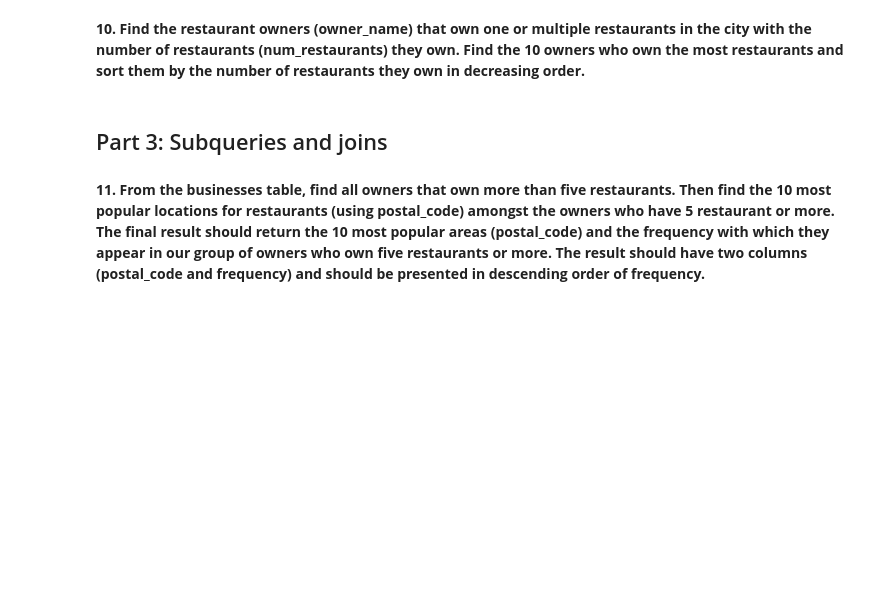
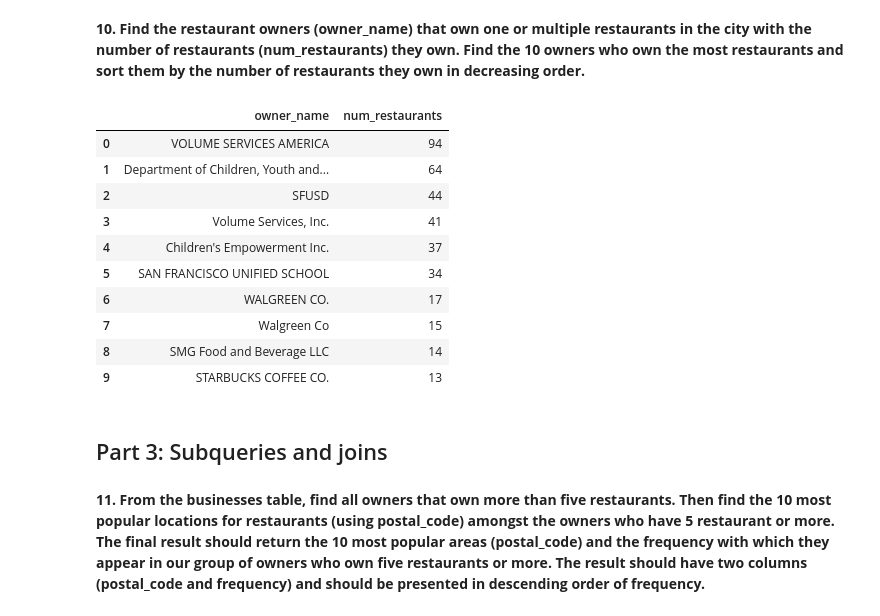
Before and after one commit to Louis-Bad/KATE_module-6, a Jupyter notebook: food_health_analysis/food_health.ipynb, the cells around one changed output. Drawn from its saved outputs; the diff is of its cells as text; code cells hidden in the pictures; blank space fills up the shorter version.

```diff
--- a/food_health_analysis/food_health.ipynb
+++ b/food_health_analysis/food_health.ipynb
@@ -125,8 +282,33 @@ table_info[['name','type']]
 **10. Find the restaurant owners (owner_name) that own one or multiple restaurants in the city with the number of restaurants (num_restaurants) they own. Find the 10 owners who own the most restaurants and sort them by the number of restaurants they own in decreasing order.**
 # %%
 # Add your code below
-# owners_with_restaurant_numbers_query = ...
-# owners_with_restaurant_numbers_result = pd.read_sql(owners_with_restaurant_numbers_query, conn)
+owners_with_restaurant_numbers_query = '''
+SELECT
+    owner_name,
+    COUNT(owner_name) AS num_restaurants
+FROM
+    businesses
+GROUP BY
+    owner_name
+ORDER BY
+    num_restaurants DESC
+LIMIT
+    10
+'''
+owners_with_restaurant_numbers_result = pd.read_sql(owners_with_restaurant_numbers_query, conn)
+owners_with_restaurant_numbers_result
+# %% [output]
+|  | owner_name | num_restaurants |
+| 0 | VOLUME SERVICES AMERICA | 94 |
+| 1 | Department of Children, Youth and... | 64 |
+| 2 | SFUSD | 44 |
+| 3 | Volume Services, Inc. | 41 |
+| 4 | Children's Empowerment Inc. | 37 |
+| 5 | SAN FRANCISCO UNIFIED SCHOOL | 34 |
+| 6 | WALGREEN CO. | 17 |
+| 7 | Walgreen Co | 15 |
+| 8 | SMG Food and Beverage LLC | 14 |
+| 9 | STARBUCKS COFFEE CO. | 13 |
 # %% [markdown]
 ## Part 3: Subqueries and joins
 # %% [markdown]
```
Also changed, not shown: parts of 13 cells of this notebook.
